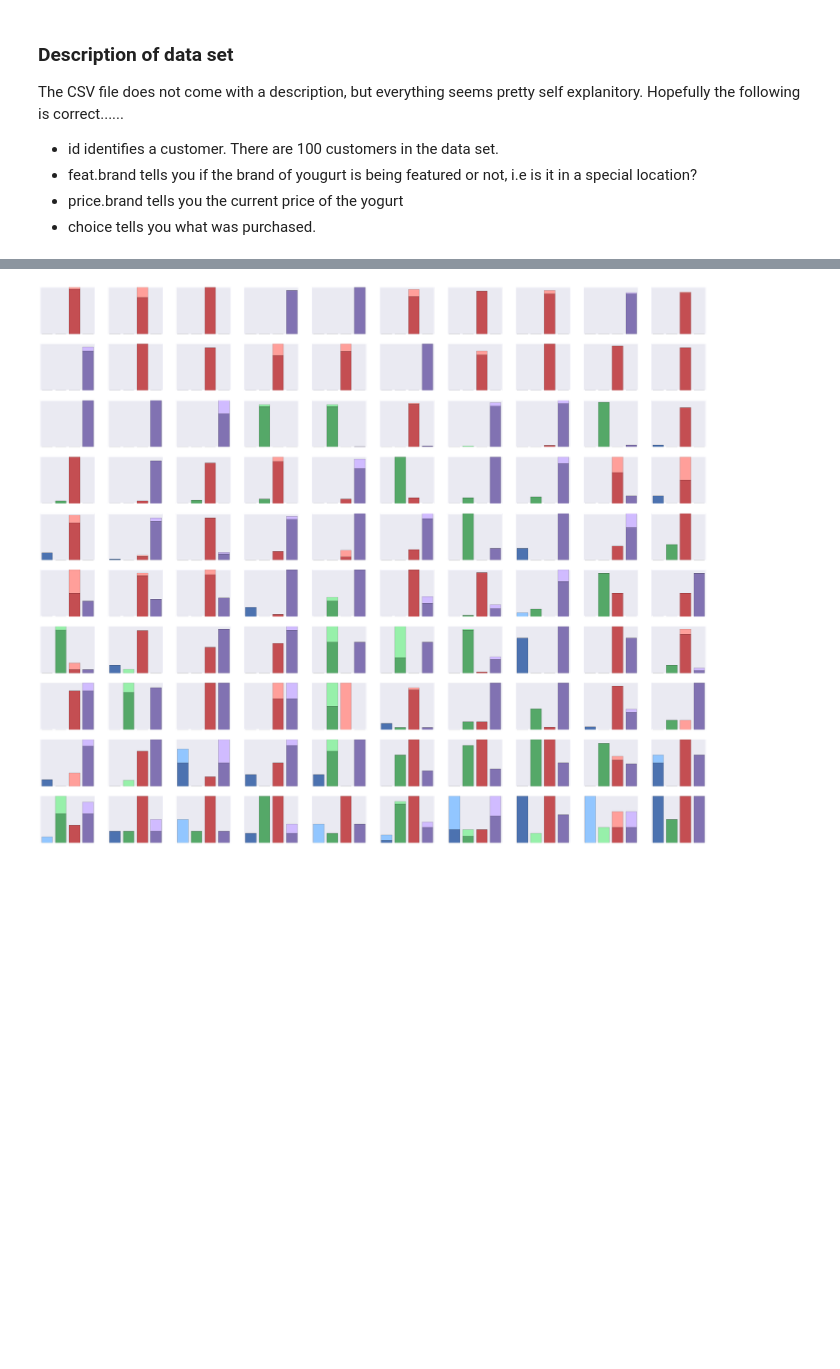
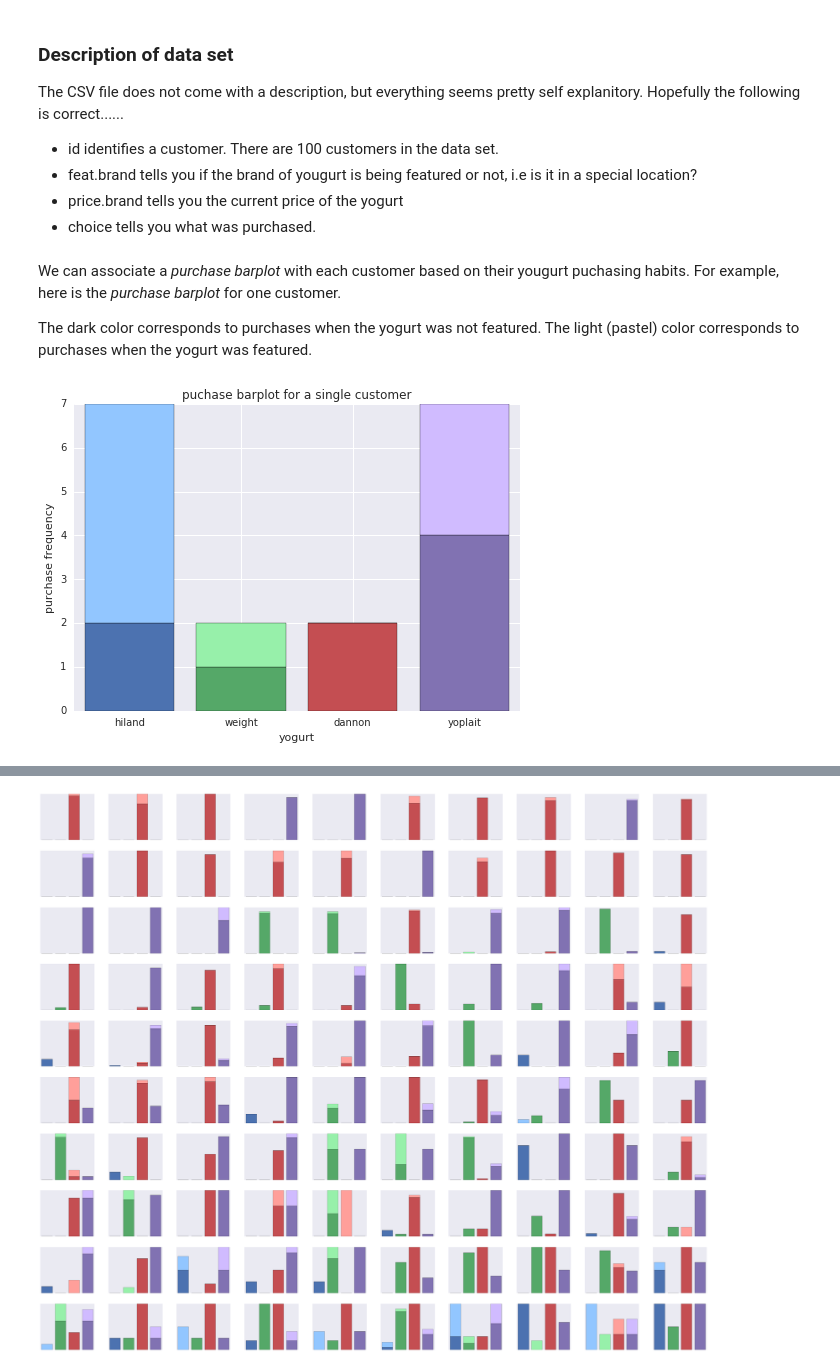
Before and after one commit to danielbarter/kaggle, a Jupyter notebook: Rdatasets/who_is_buying_the_featured_yogurt?.ipynb, the cells around one changed output, grey strips where cells are left out. Saved outputs shown, nothing was run; the diff lists cells and outputs as text; code cells hidden in the pictures; blank space fills up the shorter version.

```diff
--- a/Rdatasets/who_is_buying_the_featured_yogurt?.ipynb
+++ b/Rdatasets/who_is_buying_the_featured_yogurt?.ipynb
@@ -57,3 +58,22 @@ entropy_id_pairs_sorted = sorted(entropy_id_pairs, key = lambda x: x[0])
 def ids_ordered(n): return entropy_id_pairs_sorted[n][1]
 # %%
 def customer_to_grid(n): return [(i,j) for i in range(10) for j in range(10)][n]
+# %% [markdown]
+We can associate a *purchase barplot* with each customer based on their yougurt puchasing habits. For example, here is the *purchase barplot* for one customer.
+
+The dark color corresponds to purchases when the yogurt was not featured. The light (pastel) color corresponds to purchases when the yogurt was featured.
+# %%
+brands = ['hiland','weight','dannon','yoplait']
+xticks = [0,1,2,3]
+feat_colors = sns.color_palette("pastel")
+not_feat_colors = sns.color_palette()
+plt.bar(xticks,yogurt_filter_id_choice_feature_bar(ids_ordered(96),0),align='center',color=not_feat_colors)
+plt.bar(xticks,yogurt_filter_id_choice_feature_bar(ids_ordered(96),1),align='center',
+        bottom=yogurt_filter_id_choice_feature_bar(ids_ordered(96),0),color=feat_colors)
+plt.xticks(xticks,brands)
+plt.xlabel('yogurt')
+plt.ylabel('purchase frequency')
+plt.title('puchase barplot for a single customer')
+plt.show()
+# %% [output]
+[figure, added]
```
Also changed, not shown: parts of 6 cells of this notebook.
